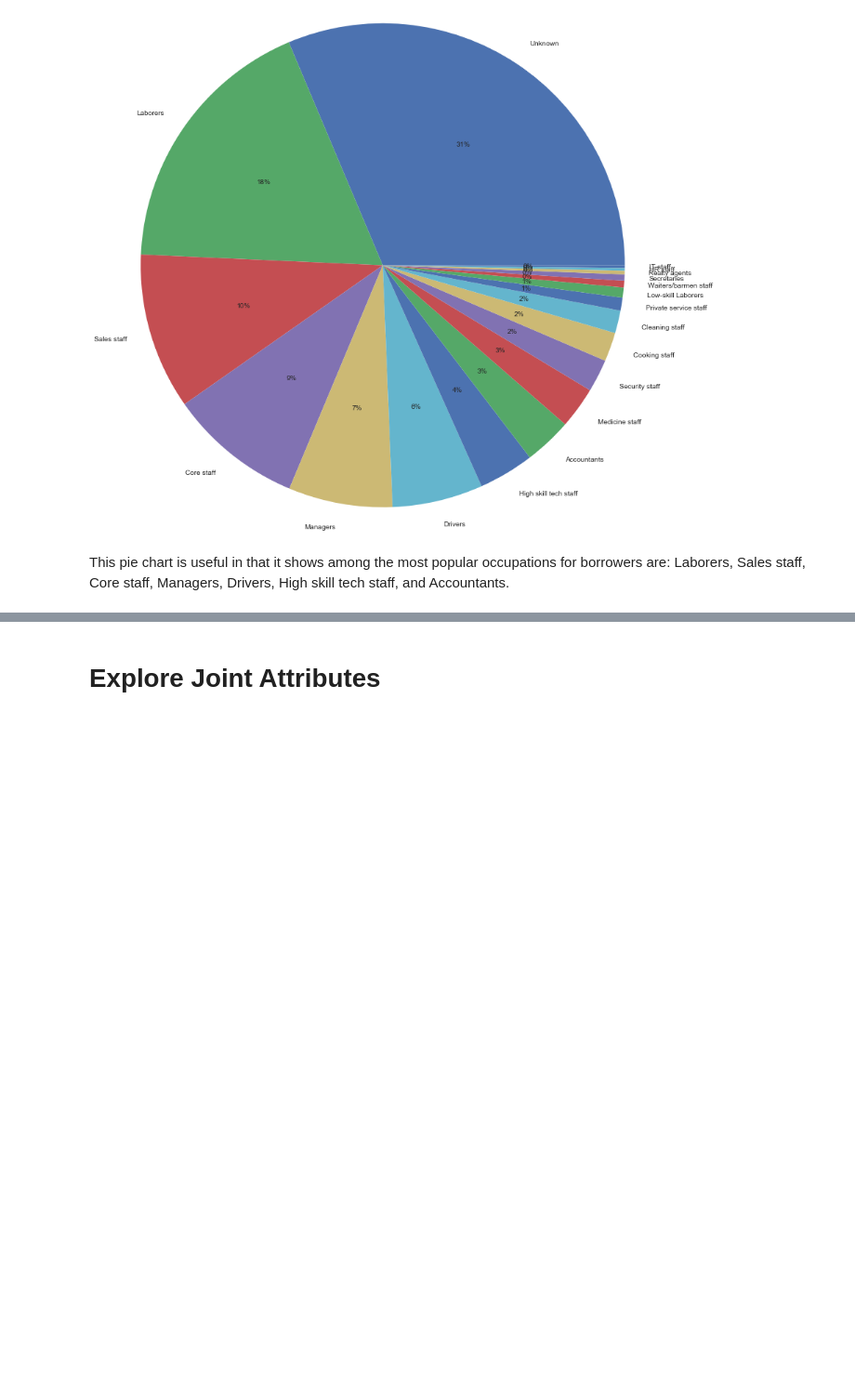
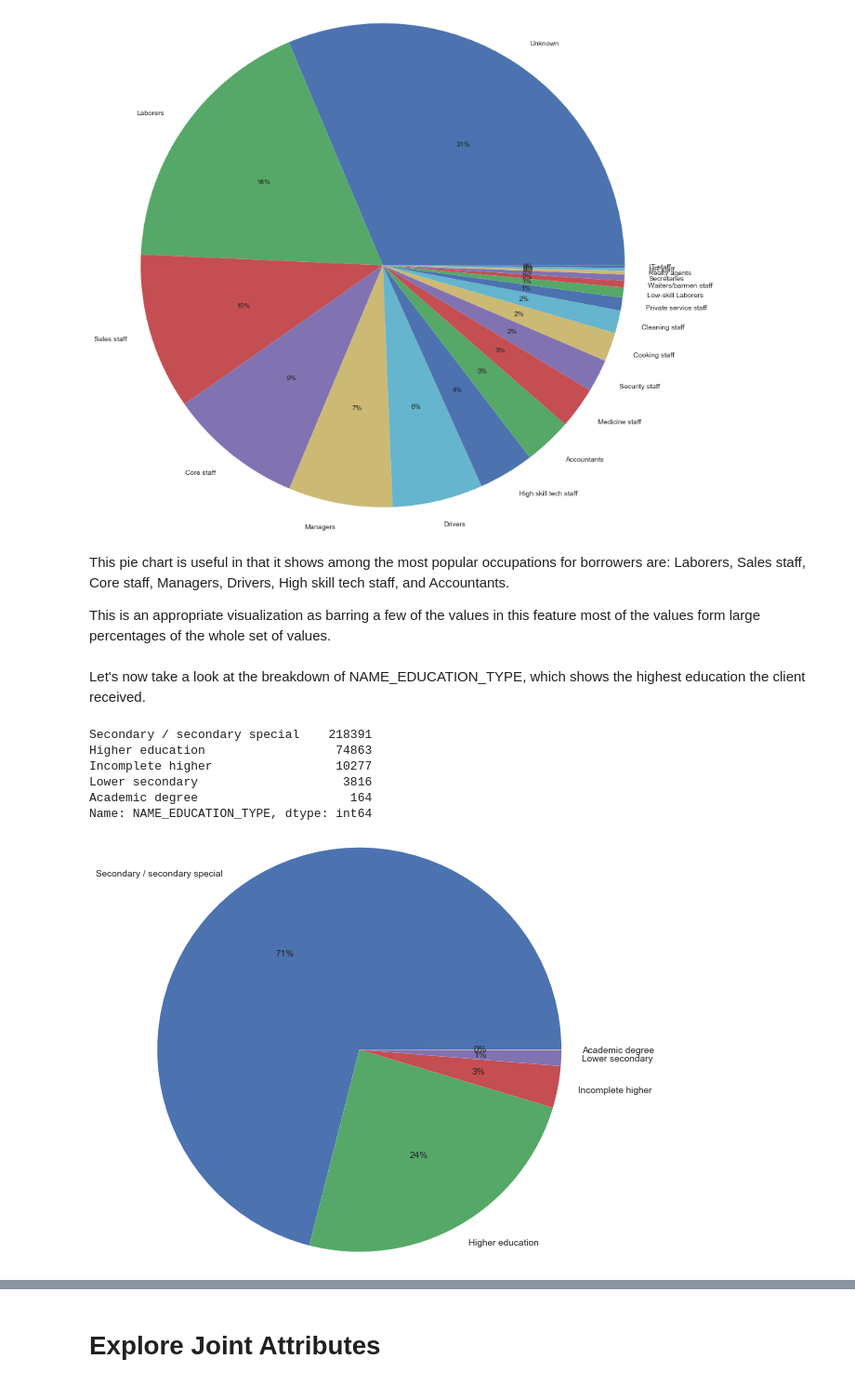
Before and after one commit to mihir787/data_mining_project1, a Jupyter notebook: cleaning_test_data.ipynb, the cells around one changed output, grey strips where cells are left out. Shown at 93% size. Cells and saved outputs as stored; diff of their text form; code cells hidden in the pictures; blank space fills up the shorter version.

```diff
--- a/cleaning_test_data.ipynb
+++ b/cleaning_test_data.ipynb
@@ -519,3 +523,24 @@ plt.show()
 [figure]
 # %% [markdown]
 This pie chart is useful in that it shows among the most popular occupations for borrowers are: Laborers, Sales staff, Core staff, Managers, Drivers, High skill tech staff, and Accountants.
+
+This is an appropriate visualization as barring a few of the values in this feature most of the values form large percentages of the whole set of values.
+# %% [markdown]
+Let's now take a look at the breakdown of NAME_EDUCATION_TYPE, which shows the highest education the client received.
+# %%
+df_education_count = df['NAME_EDUCATION_TYPE'].value_counts()
+df_education_count
+# %% [output]
+Secondary / secondary special    218391
+Higher education                  74863
+Incomplete higher                 10277
+Lower secondary                    3816
+Academic degree                     164
+Name: NAME_EDUCATION_TYPE, dtype: int64
+# %%
+education_labels = ['Secondary / secondary special','Higher education','Incomplete higher','Lower secondary','Academic degree']
+plt.axis('equal')
+plt.pie(df_education_count, radius=2.5, autopct='%0.0f%%', labels=education_labels)
+plt.show()
+# %% [output]
+[figure, added]
```
Also changed, not shown: parts of 17 cells of this notebook.
